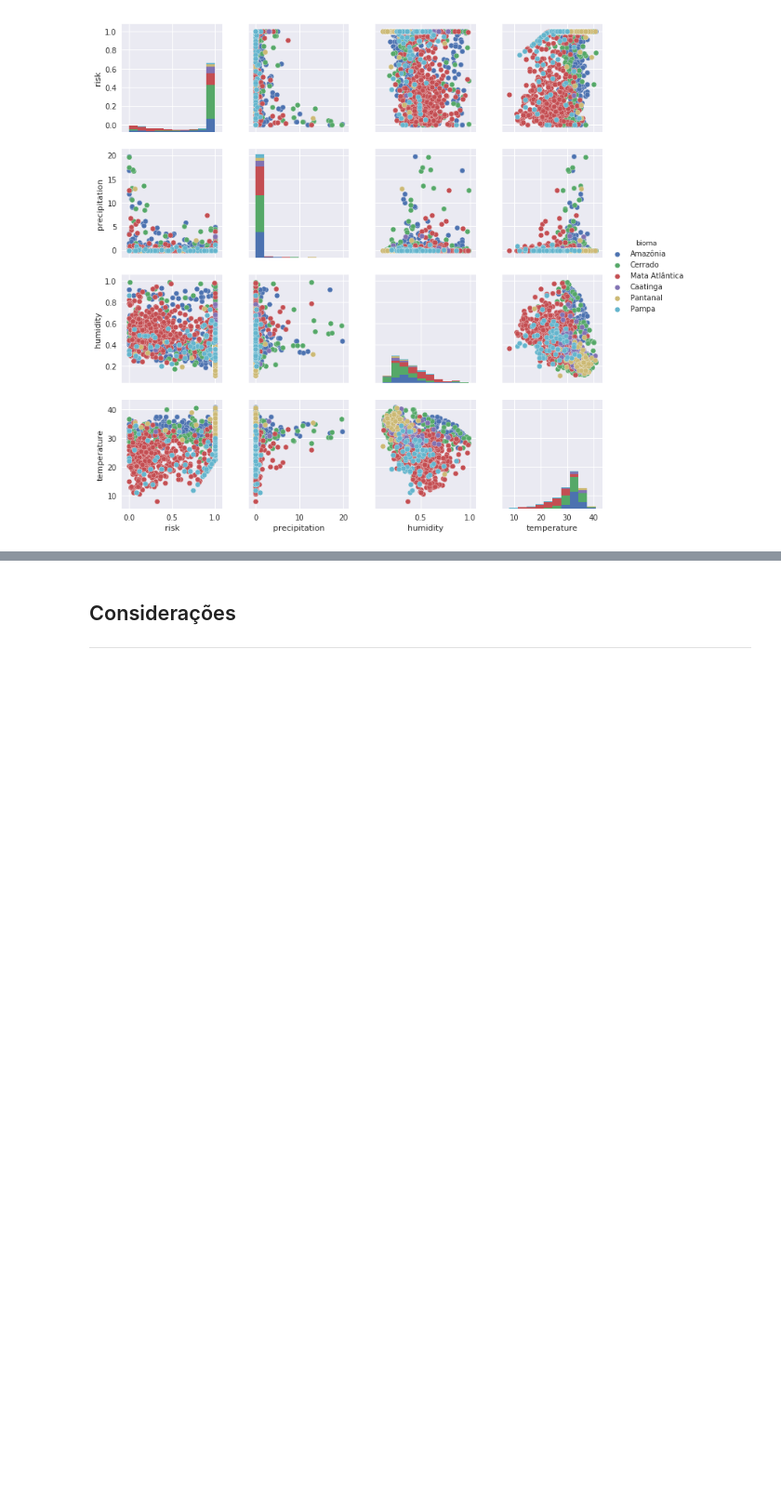
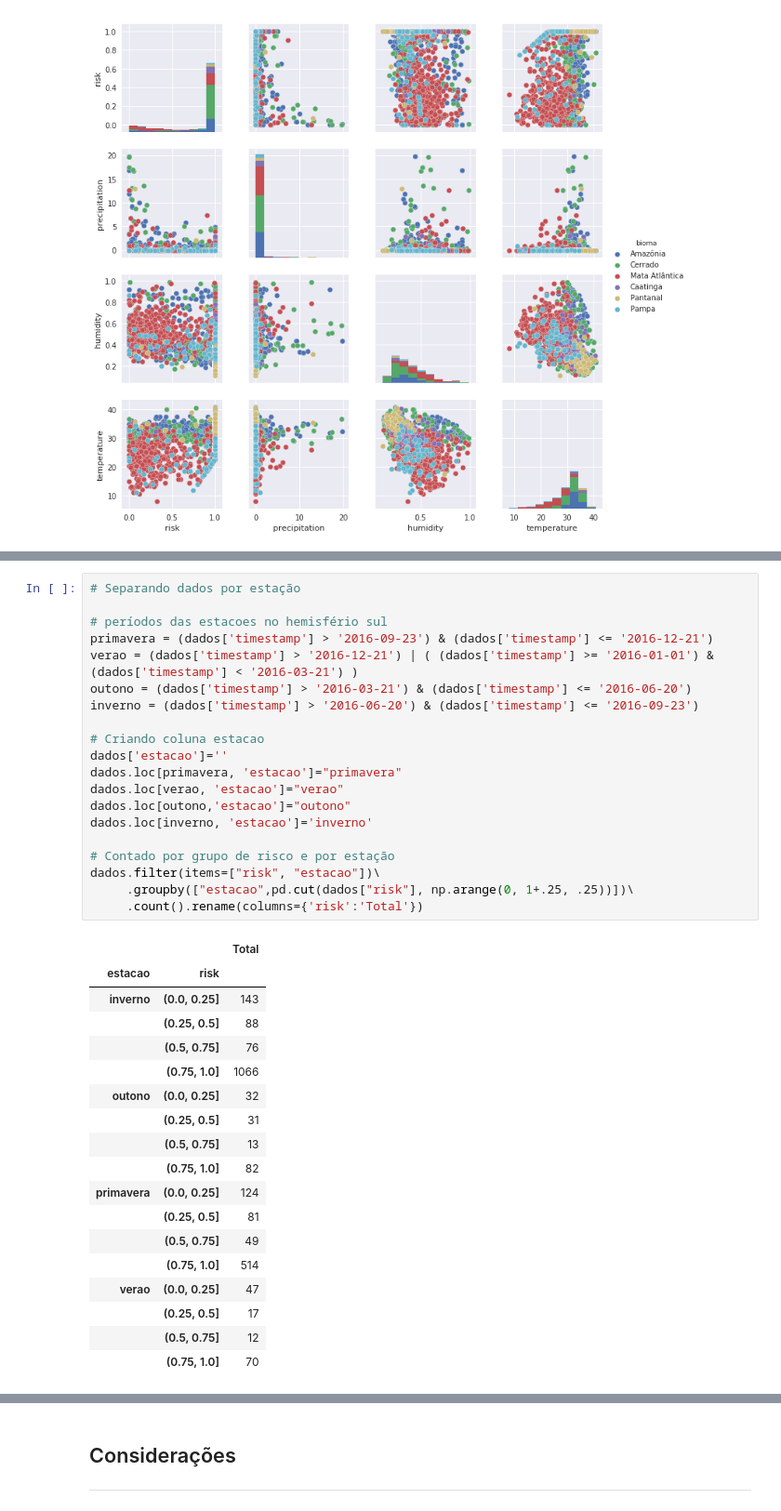
Before and after one commit to vconrado/cap-386, a Jupyter notebook: project/Analise.ipynb, the cells around one changed output, grey strips where cells are left out. Shown at 93% size. Cells and saved outputs as stored; diff of their text form; blank space fills up the shorter version.

```diff
--- a/project/Analise.ipynb
+++ b/project/Analise.ipynb
@@ -272 +290,40 @@ plt.subplots_adjust(hspace=0.3, top=3, right=1.9)
+# %%
+# Separando dados por estação
+
+# períodos das estacoes no hemisfério sul
+primavera = (dados['timestamp'] > '2016-09-23') & (dados['timestamp'] <= '2016-12-21')
+verao = (dados['timestamp'] > '2016-12-21') | ( (dados['timestamp'] >= '2016-01-01') & (dados['timestamp'] < '2016-03-21') )
+outono = (dados['timestamp'] > '2016-03-21') & (dados['timestamp'] <= '2016-06-20')
+inverno = (dados['timestamp'] > '2016-06-20') & (dados['timestamp'] <= '2016-09-23')
+
+# Criando coluna estacao
+dados['estacao']=''
+dados.loc[primavera, 'estacao']="primavera"
+dados.loc[verao, 'estacao']="verao"
+dados.loc[outono,'estacao']="outono"
+dados.loc[inverno, 'estacao']='inverno'
+
+# Contado por grupo de risco e por estação
+dados.filter(items=["risk", "estacao"])\
+     .groupby(["estacao",pd.cut(dados["risk"], np.arange(0, 1+.25, .25))])\
+     .count().rename(columns={'risk':'Total'})
+# %% [output]
+|  |  | Total |
+| estacao | risk |  |
+| inverno | (0.0, 0.25] | 143 |
+|  | (0.25, 0.5] | 88 |
+|  | (0.5, 0.75] | 76 |
+|  | (0.75, 1.0] | 1066 |
+| outono | (0.0, 0.25] | 32 |
+|  | (0.25, 0.5] | 31 |
+|  | (0.5, 0.75] | 13 |
+|  | (0.75, 1.0] | 82 |
+| primavera | (0.0, 0.25] | 124 |
+|  | (0.25, 0.5] | 81 |
+|  | (0.5, 0.75] | 49 |
+|  | (0.75, 1.0] | 514 |
+| verao | (0.0, 0.25] | 47 |
+|  | (0.25, 0.5] | 17 |
+|  | (0.5, 0.75] | 12 |
+|  | (0.75, 1.0] | 70 |
 # %%
```
Also changed, not shown: parts of 42 cells of this notebook, 1 other file.
